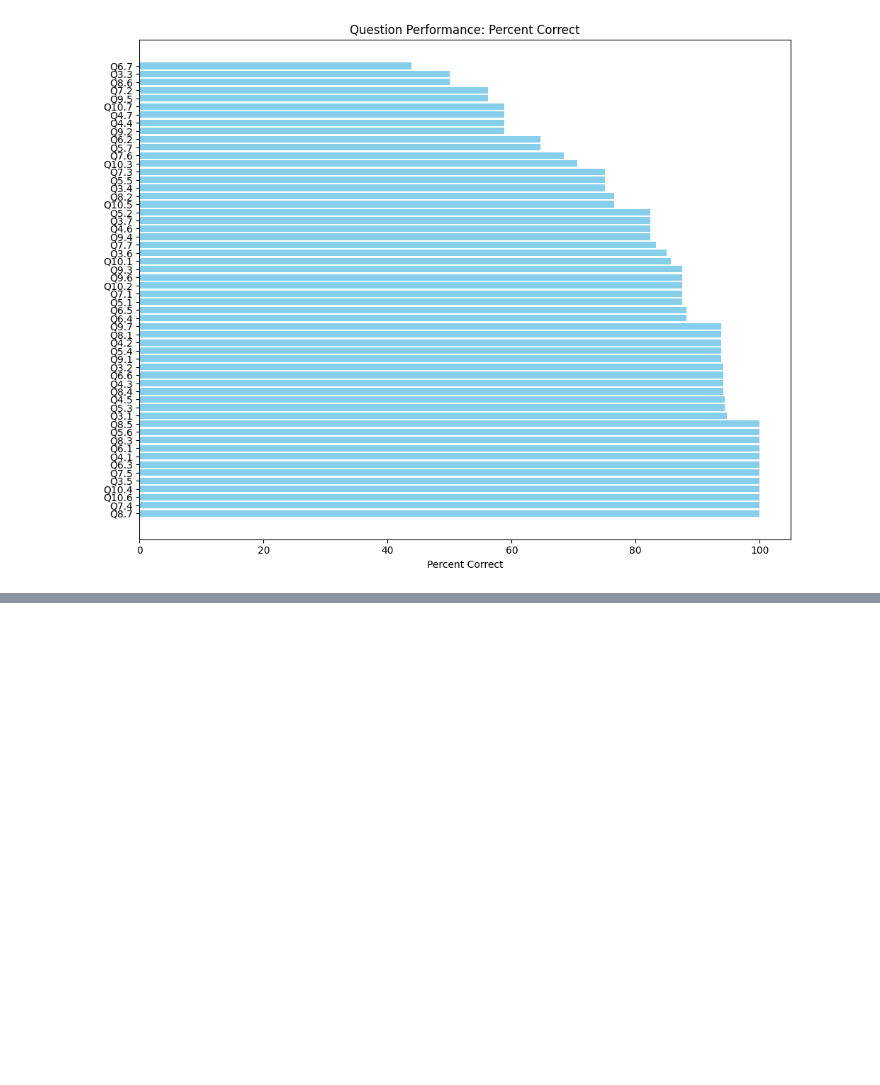
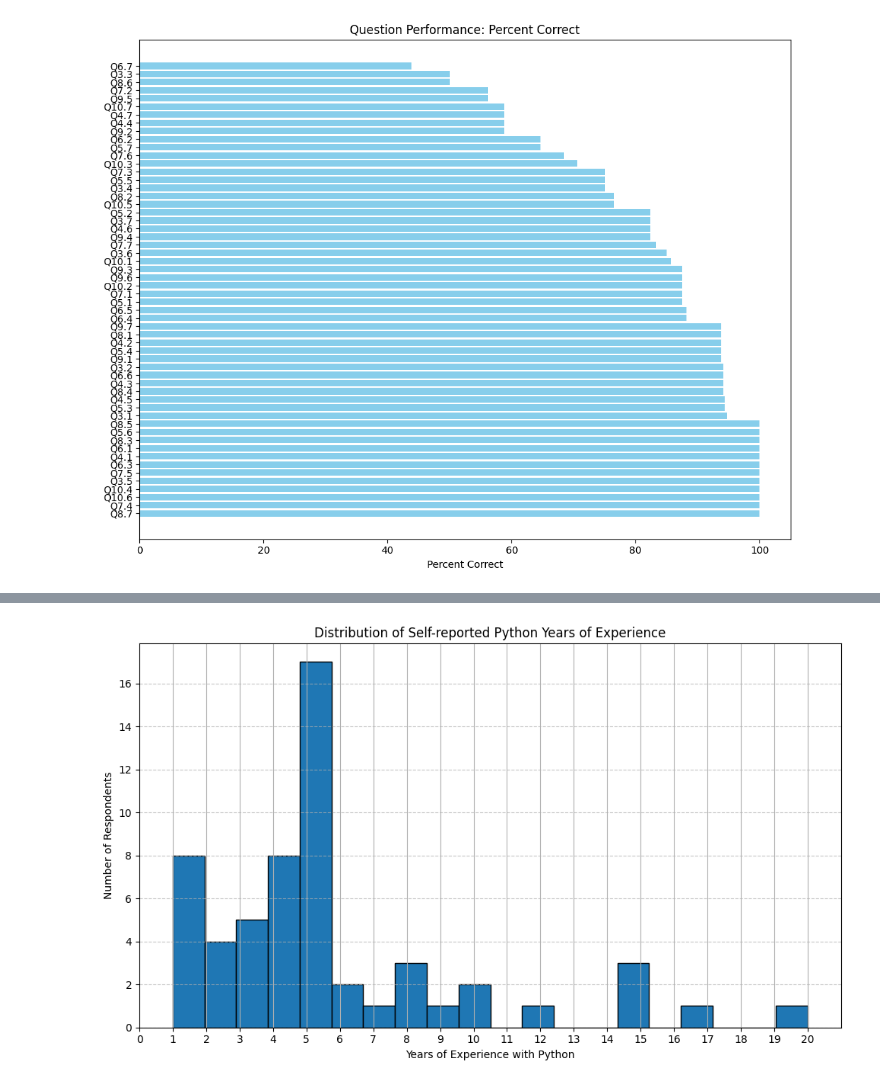
Before and after one commit to alemoraru/exceed-python-skill-assessment, a Jupyter notebook: notebooks/02_visualization.ipynb, the cells around one changed output, grey strips where cells are left out. Cells and saved outputs as stored; diff of their text form; code cells hidden in the pictures; blank space fills up the shorter version.

Commit message:
Add more data visualization (#6)
* Small improvement

* Add more visualizations

```diff
--- a/notebooks/02_visualization.ipynb
+++ b/notebooks/02_visualization.ipynb
@@ -102,0 +107,25 @@ plt.show()
+# %%
+import pandas as pd
+
+# Set the path to the Qualtrics CSV file (adjust as needed, but default is in the same directory)
+file_path = "../data/survey_results.csv"
+
+# 1. Load data (Qualtrics exports are semicolon‑delimited by default)
+df = pd.read_csv(file_path, sep=';')
+
+# 2. Keep only respondents who finished the survey
+c_df = df[df["Finished"] == 1].copy()
+
+# 3. Visualize distribution of self-reported Python YoE
+plt.figure(figsize=(10, 6))
+c_df['Q2.2'].hist(bins=20, edgecolor='black')
+plt.title('Distribution of Self-reported Python Years of Experience')
+plt.xlabel('Years of Experience with Python')
+plt.ylabel('Number of Respondents')
+plt.xticks(range(0, int(c_df['Q2.2'].max()) + 1))
+plt.xlim(0, c_df['Q2.2'].max() + 1)
+plt.grid(axis='y', linestyle='--', alpha=0.7)
+plt.tight_layout()
+plt.show()
+# %% [output]
+[figure, added]
```
Also changed, not shown: parts of 3 cells of this notebook, 1 other file.
